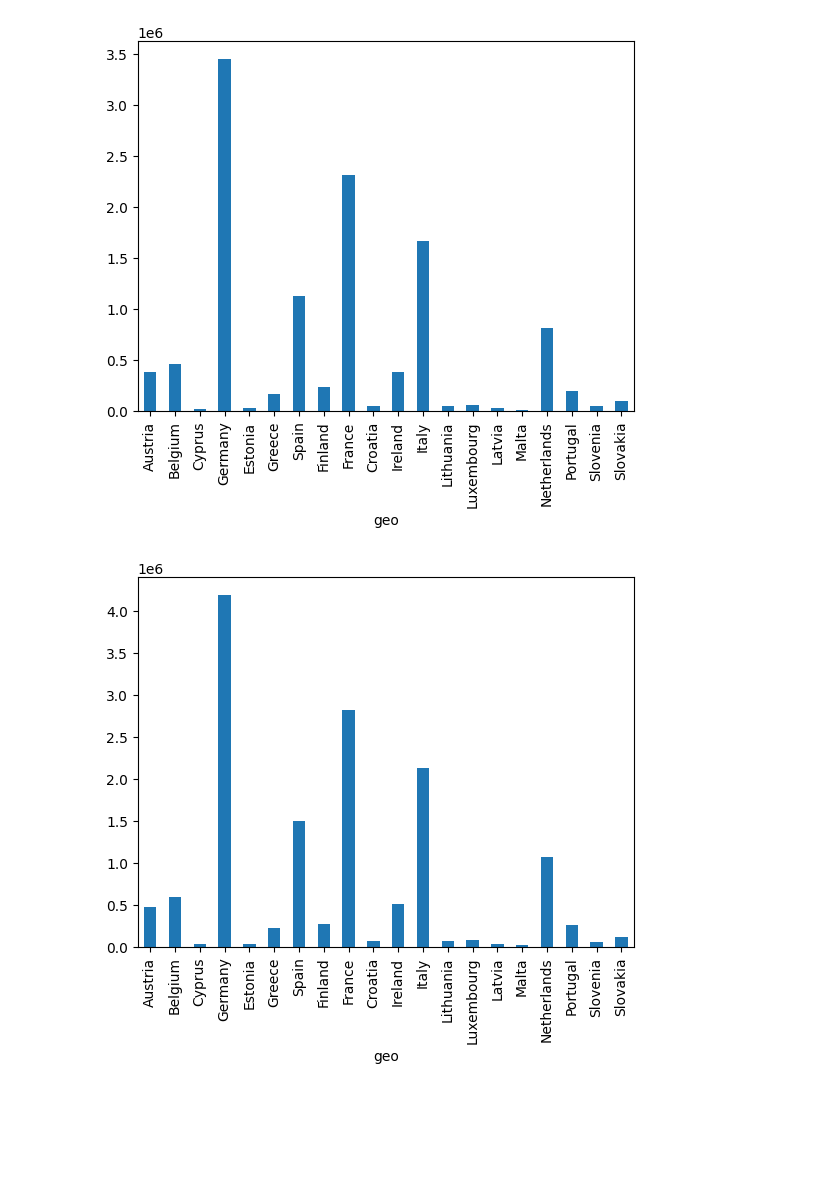
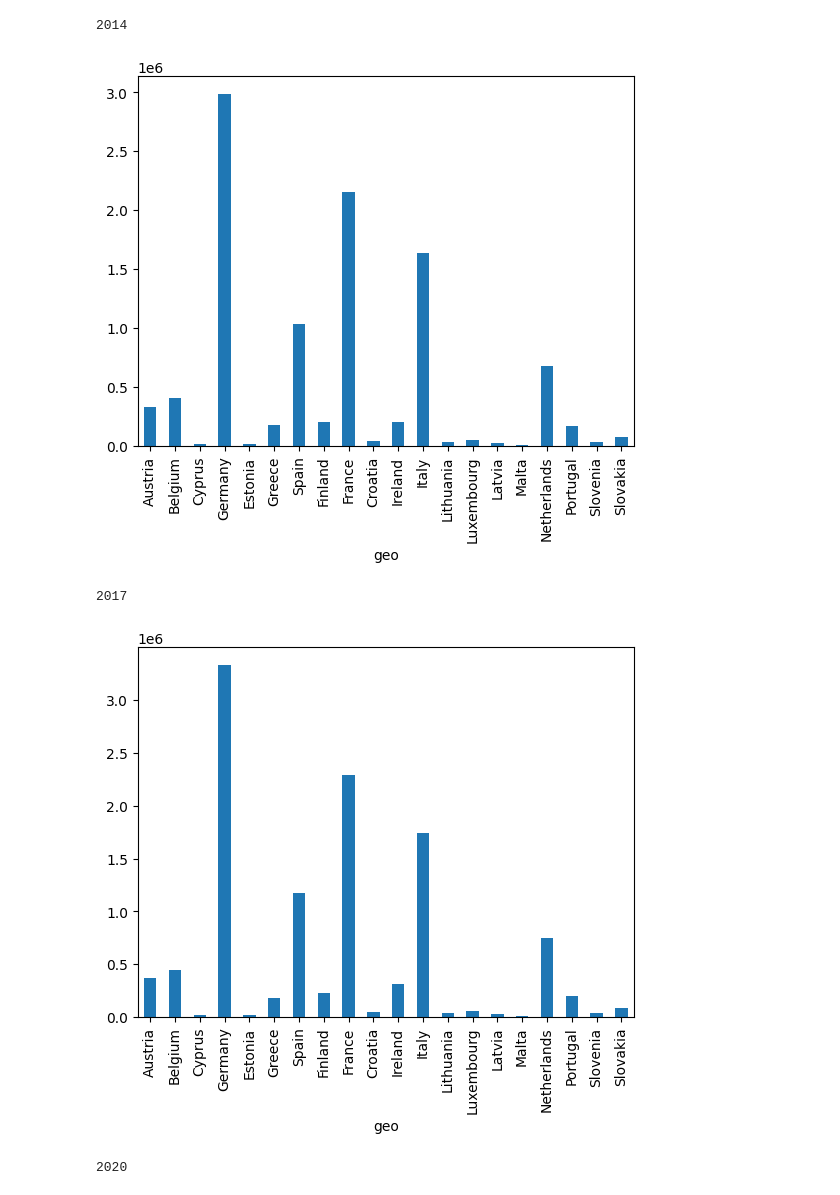
Before and after one commit to technopolis-group/Technodays_Assignment1_Carlos_Lidewij_Victor, a Jupyter notebook: Assignment 1/exercise material/analyse_gdp.ipynb, the cells around one changed output. Cells and saved outputs as stored; diff of their text form; code cells hidden in the pictures; blank space fills up the shorter version.

```diff
--- a/Assignment 1/exercise material/analyse_gdp.ipynb
+++ b/Assignment 1/exercise material/analyse_gdp.ipynb
@@ -35,0 +27,5 @@ Note: you may need to restart the kernel to use updated packages.
+# %%
+path_file = os.getenv('PATH_FILE')
+# %%
+gdp_data = pd.read_csv(path_file+'estat_nama_10_gdp_en.csv')
+pc_data = pd.read_csv(path_file+'estat_nama_10_pc_en.csv')
@@ -36 +34,7 @@ Note: you may need to restart the kernel to use updated packages.
+# %%
+## Create countrylist
+country_list = ['Austria', 'Belgium', 'Croatia', 'Cyprus', 'Estonia', 'Finland', 'France', 'Germany', 'Greece', 'Ireland', 'Italy', 'Latvia', 'Lithuania', 'Luxembourg', 'Malta', 'Netherlands', 'Portugal', 'Slovakia', 'Slovenia', 'Spain']
+
+## select years
+year_list = [2014, 2017, 2020, 2023]
 # %% [markdown]
@@ -66,28 +42,26 @@ plt.show()
-# %%
-gdp_data_2020 = pd.read_csv('Users/Documents/Analysis/projects/stuff/myurgentprojects/commissionproject/estat_nama_10_gdp_en.csv')
-gdp_data_2020 = gdp_data_2020[gdp_data_2020['unit'] == 'Current prices, million euro']
-gdp_data_2020 = gdp_data_2020[gdp_data_2020['na_item'] == 'Gross domestic product at market prices']
-gdp_data_2020 = gdp_data_2020[gdp_data_2020['TIME_PERIOD'] == 2020]
-gdp_data_2020 = gdp_data_2020[gdp_data_2020['geo'].isin(['Austria', 'Belgium', 'Croatia', 'Cyprus', 'Estonia', 'Finland', 'France', 'Germany', 'Greece', 'Ireland', 'Italy', 'Latvia', 'Lithuania', 'Luxembourg', 'Malta', 'Netherlands', 'Portugal', 'Slovakia', 'Slovenia', 'Spain'])]
-
-import matplotlib.pyplot as plt
-
-# Create a bar chart
-gdp_data_2020.plot(y='OBS_VALUE', x='geo', kind='bar', legend=False)
-plt.show()
-# %% [output]
-[figure, removed]
-# %%
-gdp_data_2023 = pd.read_csv('Users/Documents/Analysis/projects/stuff/myurgentprojects/commissionproject/estat_nama_10_gdp_en.csv')
-gdp_data_2023 = gdp_data_2023[gdp_data_2023['unit'] == 'Current prices, million euro']
-gdp_data_2023 = gdp_data_2023[gdp_data_2023['na_item'] == 'Gross domestic product at market prices']
-gdp_data_2023 = gdp_data_2023[gdp_data_2023['TIME_PERIOD'] == 2023]
-gdp_data_2023 = gdp_data_2023[gdp_data_2023['geo'].isin(['Austria', 'Belgium', 'Croatia', 'Cyprus', 'Estonia', 'Finland', 'France', 'Germany', 'Greece', 'Ireland', 'Italy', 'Latvia', 'Lithuania', 'Luxembourg', 'Malta', 'Netherlands', 'Portugal', 'Slovakia', 'Slovenia', 'Spain'])]
-
-import matplotlib.pyplot as plt
-
-# Create a bar chart
-gdp_data_2023.plot(y='OBS_VALUE', x='geo', kind='bar', legend=False)
-plt.show()
-# %% [output]
-[figure, removed]
+# %%
+def visualize_GDP(df, year):
+    """
+    Function to visualize GDP per country in a bar chart per year
+    """
+
+    ## Filter data frame on unit, item, country and year
+    df = df[(df['unit'] == 'Current prices, million euro') &
+            (df['na_item'] == 'Gross domestic product at market prices') &
+            (df['geo'].isin(country_list)) &
+            (df['TIME_PERIOD'] == year)]
+
+
+    # Create a bar chart
+    df.plot(y='OBS_VALUE', x='geo', kind='bar', legend=False)
+    plt.show()
+# %%
+for year in year_list:
+    print(year)
+    visualize_GDP(gdp_data, year)
+# %% [output]
+2014
+[figure, added]
+2017
+[figure, added]
+2020
```
Also changed, not shown: parts of 20 cells of this notebook.
